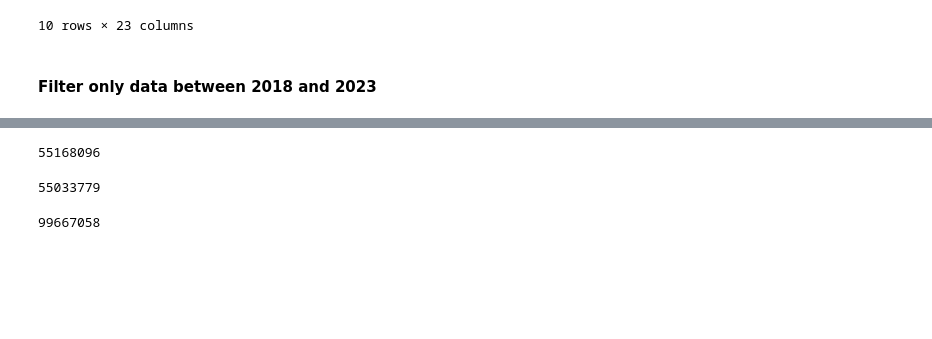
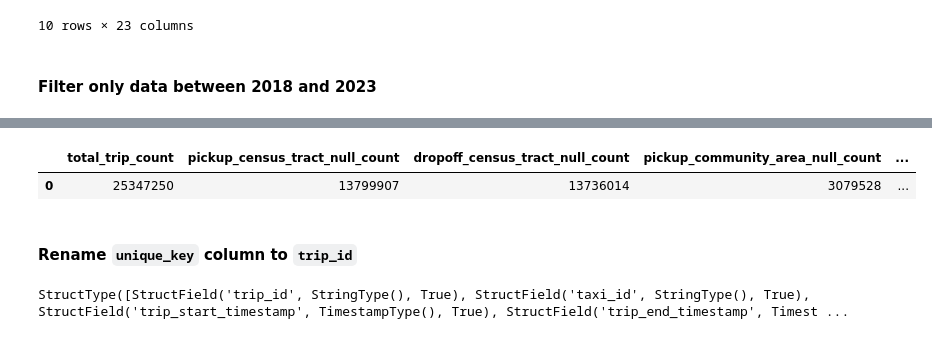
Before and after one commit to pp-monika/chicago-transportation-analysis, a Jupyter notebook: QST2-Analyzing-Transportation-Patterns-Using-Chicago-Taxi-Trip-and-Chicago-Rideshare-for-Urban-Planning-Insights-2.ipynb, the cells around one changed output, grey strips where cells are left out. Saved outputs shown, nothing was run; the diff lists cells and outputs as text; code cells hidden in the pictures; blank space fills up the shorter version.

```diff
--- a/QST2-Analyzing-Transportation-Patterns-Using-Chicago-Taxi-Trip-and-Chicago-Rideshare-for-Urban-Planning-Insights.ipynb
+++ b/QST2-Analyzing-Transportation-Patterns-Using-Chicago-Taxi-Trip-and-Chicago-Rideshare-for-Urban-Planning-Insights-2.ipynb
@@ -144,12 +155,25 @@ These 2 columns contains a lot of missing data that is purposely left blank for
 # %%
-taxi_all_years.filter(taxi_all_years["pickup_census_tract"].isNotNull()).count()
+from pyspark.sql.functions import sum, count
+
+
+null_counts_df = taxi_trip.select(
+    count("*").alias("total_trip_count"),
+    sum(col("pickup_census_tract").isNull().cast("int")).alias("pickup_census_tract_null_count"),
+    sum(col("dropoff_census_tract").isNull().cast("int")).alias("dropoff_census_tract_null_count"),
+    sum(col("pickup_community_area").isNull().cast("int")).alias("pickup_community_area_null_count"),
+    sum(col("dropoff_community_area").isNull().cast("int")).alias("dropoff_community_area_null_count")
+)
+
+null_counts_df.toPandas()
 # %% [output]
-55168096
+|  | total_trip_count | pickup_census_tract_null_count | dropoff_census_tract_null_count | pickup_community_area_null_count | ... |
+| 0 | 25347250 | 13799907 | 13736014 | 3079528 | ... |
 # %%
-taxi_all_years.filter(taxi_all_years["dropoff_census_tract"].isNotNull()).count()
+taxi_trip = taxi_trip.drop("pickup_census_tract", "dropoff_census_tract")
-# %% [output]
-55033779
-# %%
-taxi_all_years.count()
-# %% [output]
-99667058
+# %% [markdown]
+#### Rename `unique_key` column to `trip_id`
+# %%
+taxi_trip = taxi_trip.withColumnRenamed("unique_key", "trip_id")
+taxi_trip.schema
+# %% [output]
+StructType([StructField('trip_id', StringType(), True), StructField('taxi_id', StringType(), True), StructField('trip_start_timestamp', TimestampType(), True), StructField('trip_end_timestamp', Timest ...
```
Also changed, not shown: parts of 3 cells of this notebook.
